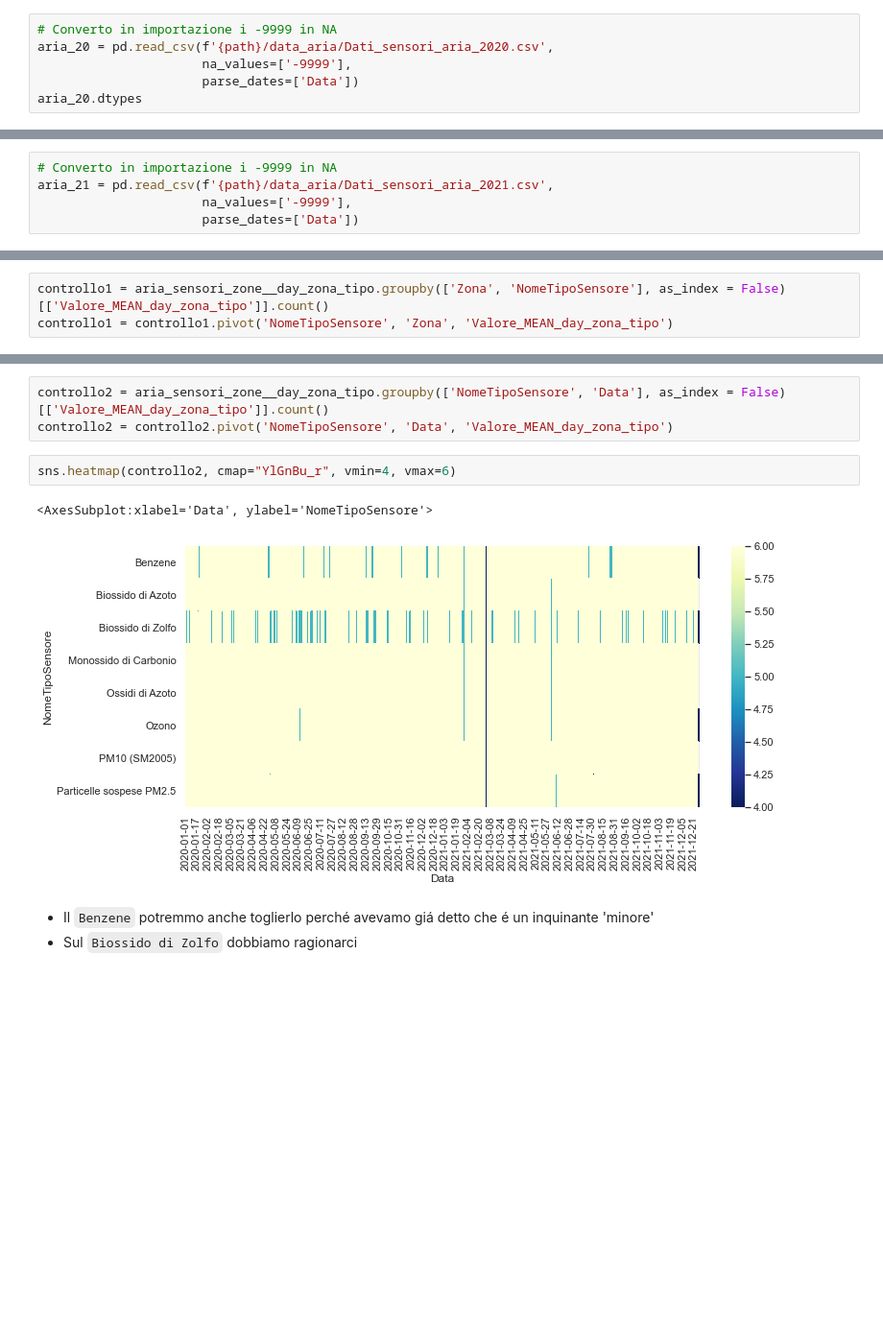
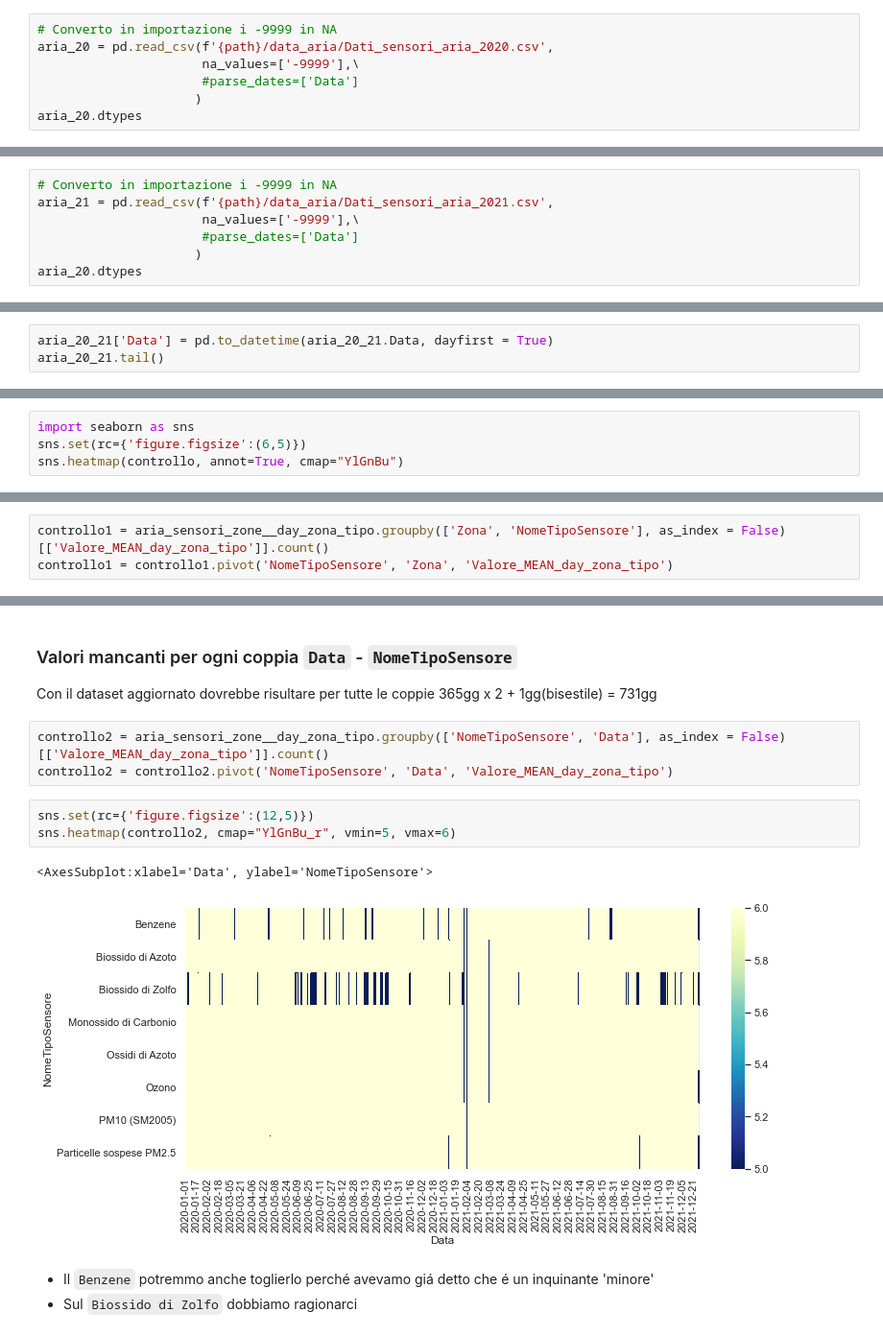
Before and after one commit to giocoal/air-quality-milano-interactive-data-visualization-tableau, a Jupyter notebook: Data_Visualization_project_21_22.ipynb, the cells around one changed output, grey strips where cells are left out. Shown: that part at 96% size. Saved outputs shown, nothing was run; the diff lists cells and outputs as text; blank space fills up the shorter version.

```diff
--- a/Data_Visualization_project_21_22.ipynb
+++ b/Data_Visualization_project_21_22.ipynb
@@ -145,7 +146,8 @@ NB: l’orario del dato è "ora solare" e si riferisce alle osservazioni ottenut
 # %%
 # Converto in importazione i -9999 in NA
 aria_20 = pd.read_csv(f'{path}/data_aria/Dati_sensori_aria_2020.csv',
-                      na_values=['-9999'],
-                      parse_dates=['Data'])
+                      na_values=['-9999'],\
+                      #parse_dates=['Data']
+                     )
 aria_20.dtypes
 # %% [output]
@@ -158,5 +160,7 @@ dtype: object
 # %%
 # Converto in importazione i -9999 in NA
 aria_21 = pd.read_csv(f'{path}/data_aria/Dati_sensori_aria_2021.csv',
-                      na_values=['-9999'],
-                      parse_dates=['Data'])
+                      na_values=['-9999'],\
+                      #parse_dates=['Data']
+                     )
+aria_20.dtypes
@@ -172,0 +186,3 @@ aria_20_21.tail()
+# %%
+aria_20_21['Data'] = pd.to_datetime(aria_20_21.Data, dayfirst = True)
+aria_20_21.tail()
@@ -719,0 +748,4 @@ aria_sensori_zone__day_zona_tipo
+# %%
+import seaborn as sns
+sns.set(rc={'figure.figsize':(6,5)})
+sns.heatmap(controllo, annot=True, cmap="YlGnBu")
@@ -752,14 +787,19 @@ sns.heatmap(controllo1, annot=True, fmt="d", cmap="YlGnBu_r", vmin=690, vmax=727
 # %% [output]
 <AxesSubplot:xlabel='Zona', ylabel='NomeTipoSensore'>
 [figure]
+# %% [markdown]
+### Valori mancanti per ogni coppia `Data` - `NomeTipoSensore`
+
+Con il dataset aggiornato dovrebbe risultare per tutte le coppie 365gg x 2 + 1gg(bisestile) = 731gg
 # %%
 controllo2 = aria_sensori_zone__day_zona_tipo.groupby(['NomeTipoSensore', 'Data'], as_index = False)[['Valore_MEAN_day_zona_tipo']].count()
 controllo2 = controllo2.pivot('NomeTipoSensore', 'Data', 'Valore_MEAN_day_zona_tipo')
 # %%
-sns.heatmap(controllo2, cmap="YlGnBu_r", vmin=4, vmax=6)
+sns.set(rc={'figure.figsize':(12,5)})
+sns.heatmap(controllo2, cmap="YlGnBu_r", vmin=5, vmax=6)
 # %% [output]
 <AxesSubplot:xlabel='Data', ylabel='NomeTipoSensore'>
-[figure, old version]
+[figure, new version]
 # %% [markdown]
 - Il `Benzene` potremmo anche toglierlo perché avevamo giá detto che é un inquinante 'minore'
 - Sul `Biossido di Zolfo` dobbiamo ragionarci
```
Also changed, not shown: parts of 23 cells of this notebook.
